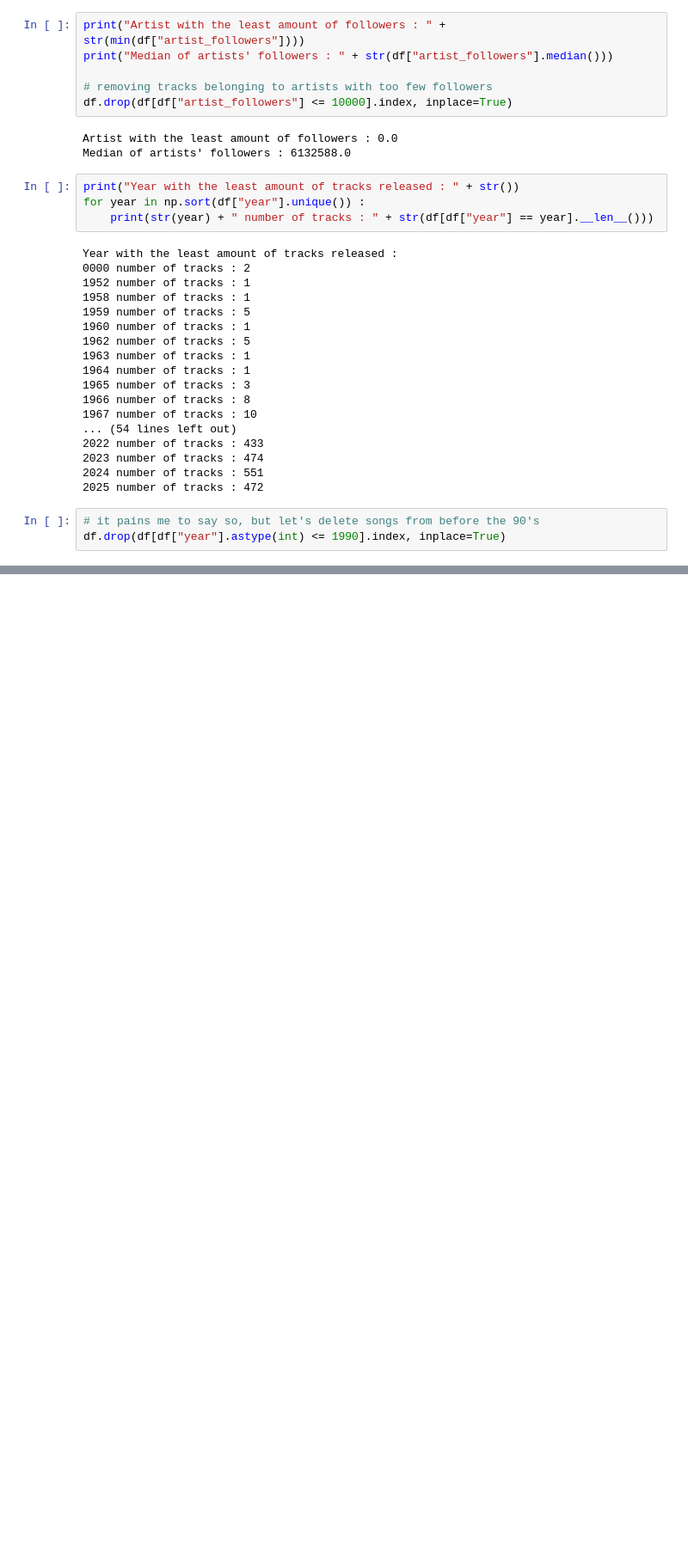
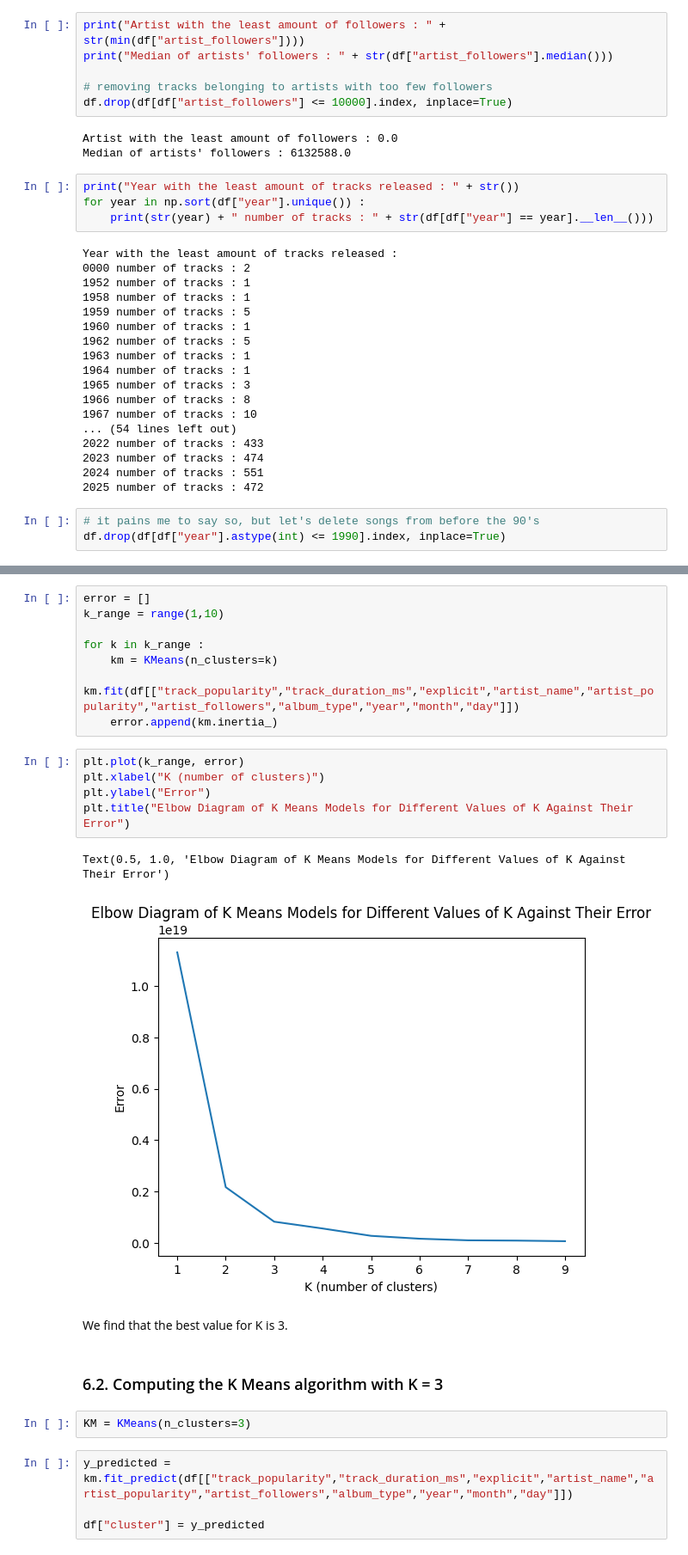
Before and after one commit to Fullbust505/SpotifyPopularityAnalysis, a Jupyter notebook: main.ipynb, the cells around one changed output, grey strips where cells are left out. Shown at 86% size. Drawn from its saved outputs; the diff is of its cells as text; blank space fills up the shorter version.

```diff
--- a/main.ipynb
+++ b/main.ipynb
@@ -367,0 +395,26 @@ df.drop(df[df["year"].astype(int) <= 1990].index, inplace=True)
+# %%
+error = []
+k_range = range(1,10)
+
+for k in k_range :
+    km = KMeans(n_clusters=k)
+    km.fit(df[["track_popularity","track_duration_ms","explicit","artist_name","artist_popularity","artist_followers","album_type","year","month","day"]])
+    error.append(km.inertia_)
+# %%
+plt.plot(k_range, error)
+plt.xlabel("K (number of clusters)")
+plt.ylabel("Error")
+plt.title("Elbow Diagram of K Means Models for Different Values of K Against Their Error")
+# %% [output]
+Text(0.5, 1.0, 'Elbow Diagram of K Means Models for Different Values of K Against Their Error')
+[figure, added]
+# %% [markdown]
+We find that the best value for K is 3.
+# %% [markdown]
+### 6.2. Computing the K Means algorithm with K = 3
+# %%
+KM = KMeans(n_clusters=3)
+# %%
+y_predicted = km.fit_predict(df[["track_popularity","track_duration_ms","explicit","artist_name","artist_popularity","artist_followers","album_type","year","month","day"]])
+
+df["cluster"] = y_predicted
```
Also changed, not shown: parts of 19 cells of this notebook.
